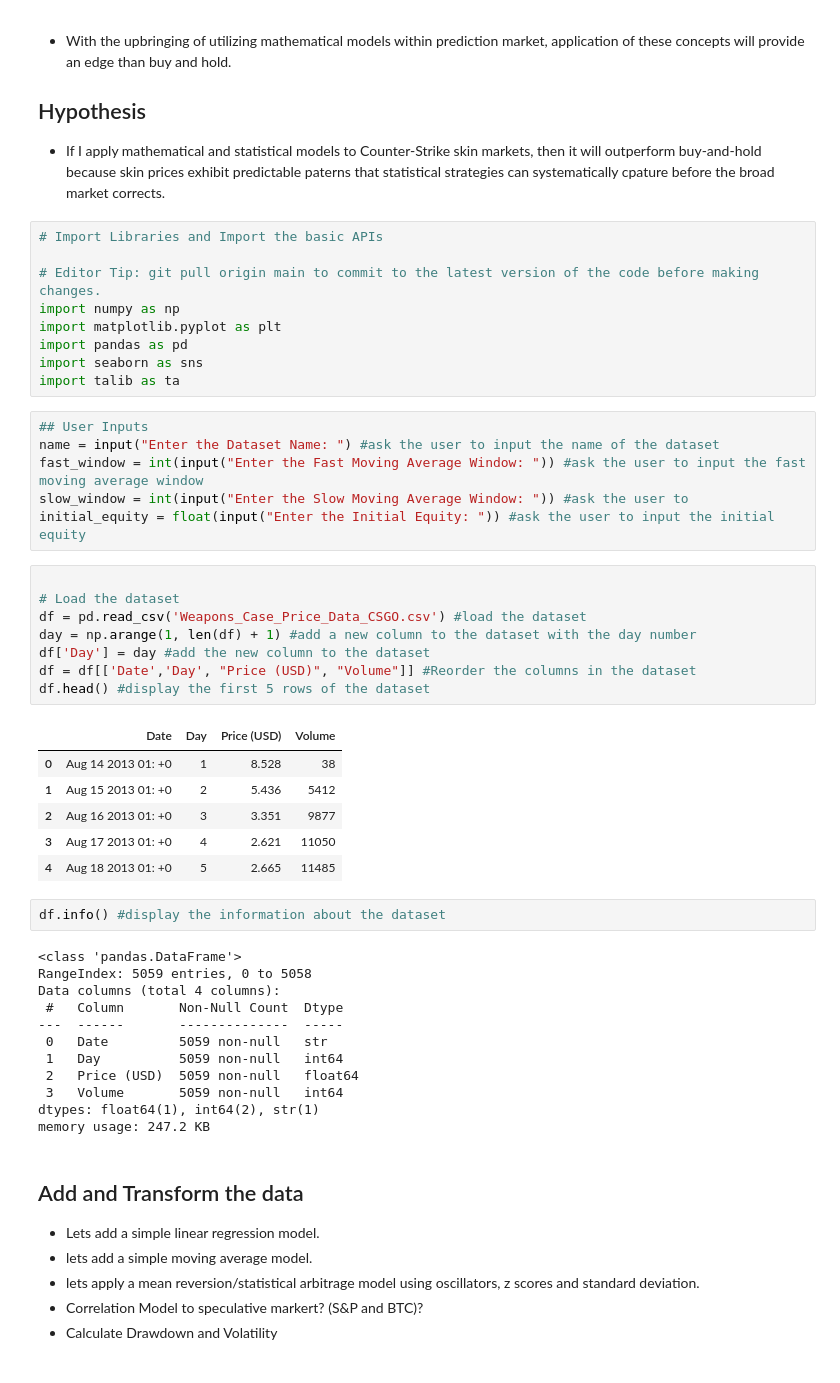
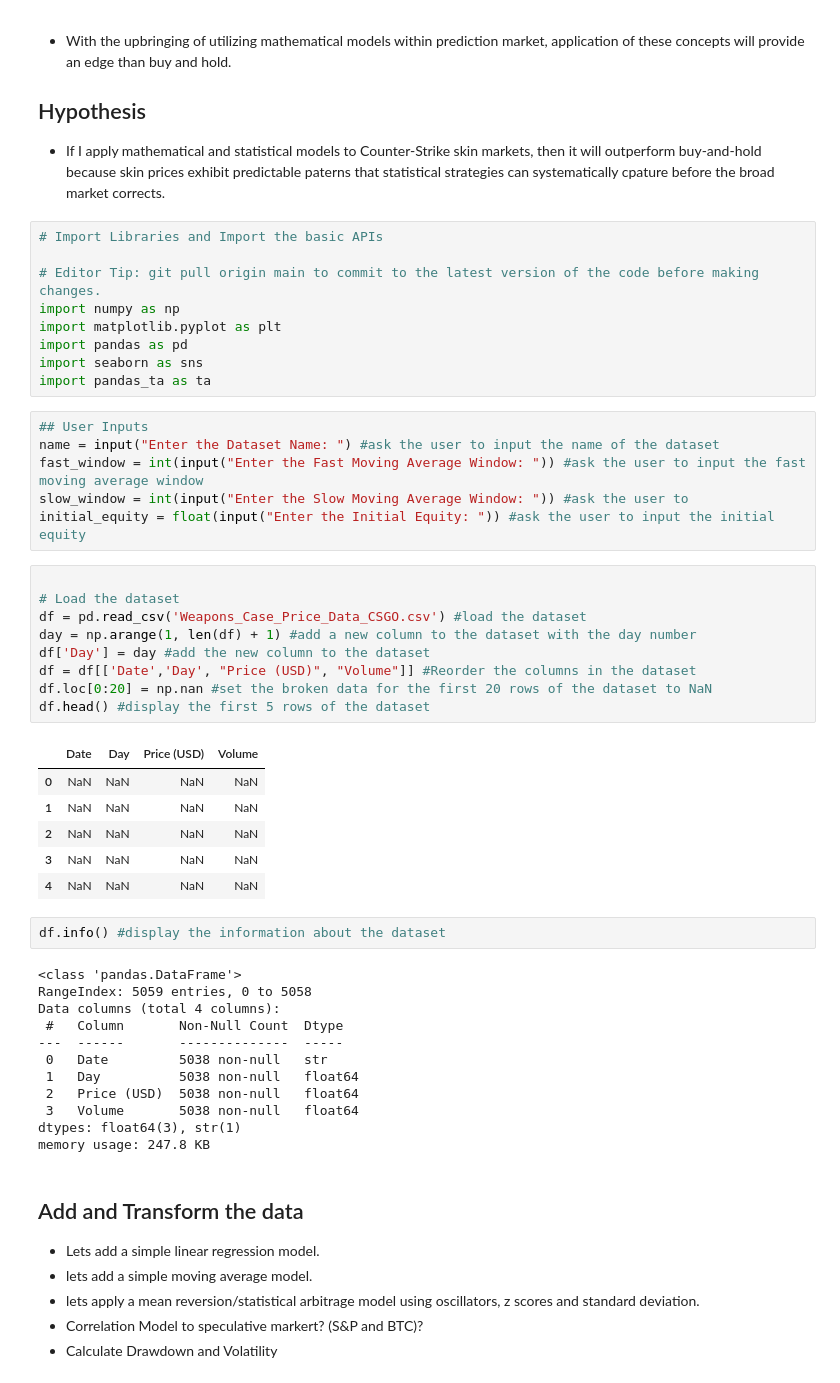
Before and after one commit to QuantLapse/Github-Projects, a Jupyter notebook: Counter_Strike_Statistical_Arbitrage/Counter_Strike_Statistical_Arbitrage_Ver.1.ipynb, the cells around one changed output. Saved outputs shown, nothing was run; the diff lists cells and outputs as text.

```diff
--- a/Counter_Strike_Statistical_Arbitrage/Counter_Strike_Statistical_Arbitrage_Ver.1.ipynb
+++ b/Counter_Strike_Statistical_Arbitrage/Counter_Strike_Statistical_Arbitrage_Ver.1.ipynb
@@ -17,7 +17,7 @@ import numpy as np
 import matplotlib.pyplot as plt
 import pandas as pd
 import seaborn as sns
-import talib as ta
+import pandas_ta as ta
 # %%
 ## User Inputs
 name = input("Enter the Dataset Name: ") #ask the user to input the name of the dataset
@@ -27,18 +27,19 @@ initial_equity = float(input("Enter the Initial Equity: ")) #ask the user to inp
 # %%
 
 # Load the dataset
 df = pd.read_csv('Weapons_Case_Price_Data_CSGO.csv') #load the dataset
 day = np.arange(1, len(df) + 1) #add a new column to the dataset with the day number
 df['Day'] = day #add the new column to the dataset
 df = df[['Date','Day', "Price (USD)", "Volume"]] #Reorder the columns in the dataset
+df.loc[0:20] = np.nan #set the broken data for the first 20 rows of the dataset to NaN
 df.head() #display the first 5 rows of the dataset
 # %% [output]
 |  | Date | Day | Price (USD) | Volume |
-| 0 | Aug 14 2013 01: +0 | 1 | 8.528 | 38 |
-| 1 | Aug 15 2013 01: +0 | 2 | 5.436 | 5412 |
-| 2 | Aug 16 2013 01: +0 | 3 | 3.351 | 9877 |
-| 3 | Aug 17 2013 01: +0 | 4 | 2.621 | 11050 |
-| 4 | Aug 18 2013 01: +0 | 5 | 2.665 | 11485 |
+| 0 | NaN | NaN | NaN | NaN |
+| 1 | NaN | NaN | NaN | NaN |
+| 2 | NaN | NaN | NaN | NaN |
+| 3 | NaN | NaN | NaN | NaN |
+| 4 | NaN | NaN | NaN | NaN |
 # %%
 df.info() #display the information about the dataset
 # %% [output]
@@ -47,12 +48,12 @@ RangeIndex: 5059 entries, 0 to 5058
 Data columns (total 4 columns):
  #   Column       Non-Null Count  Dtype
 ---  ------       --------------  -----
- 0   Date         5059 non-null   str
- 1   Day          5059 non-null   int64
- 2   Price (USD)  5059 non-null   float64
- 3   Volume       5059 non-null   int64
-dtypes: float64(1), int64(2), str(1)
-memory usage: 247.2 KB
+ 0   Date         5038 non-null   str
+ 1   Day          5038 non-null   float64
+ 2   Price (USD)  5038 non-null   float64
+ 3   Volume       5038 non-null   float64
+dtypes: float64(3), str(1)
+memory usage: 247.8 KB
 # %% [markdown]
 ## Add and Transform the data
 * Lets add a simple linear regression model.
```
Also changed, not shown: parts of 5 cells of this notebook.
